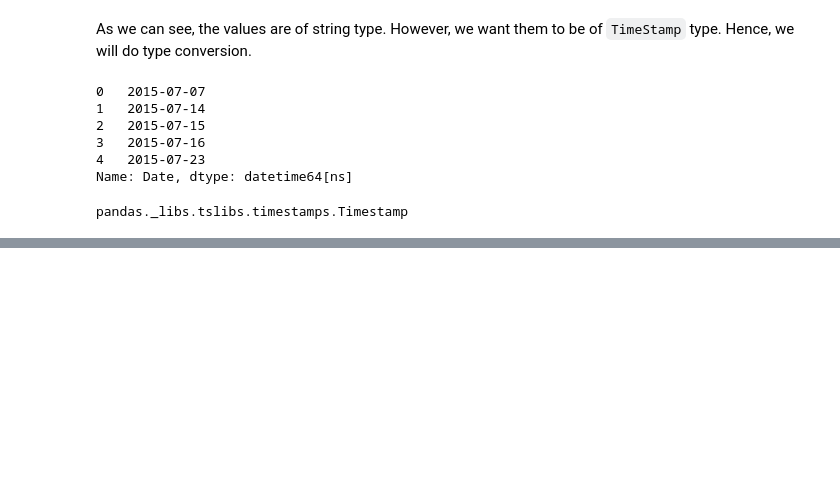
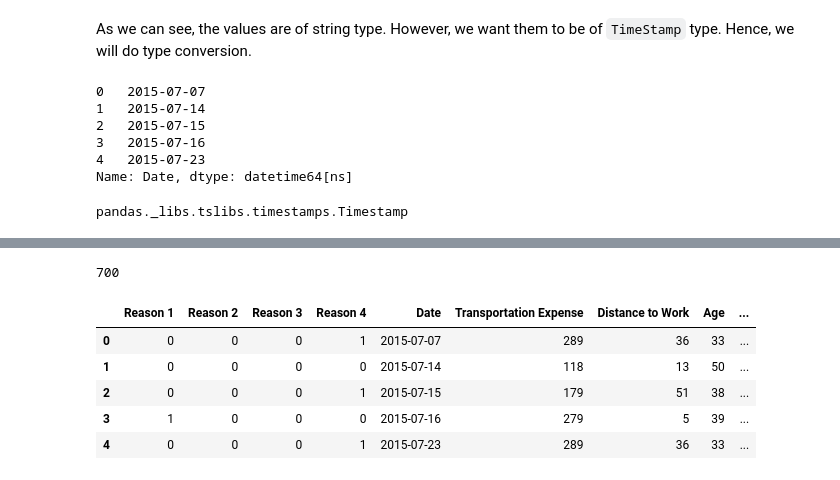
Before and after one commit to Rafsan7238/Data-Science_Udemy, a Jupyter notebook: Exercise/Final Project_Absenteeism/Data Preprocessing/preprocessing.ipynb, the cells around one changed output, grey strips where cells are left out. Cells and saved outputs as stored; diff of their text form; code cells hidden in the pictures; blank space fills up the shorter version.

Commit message:
Extracted month values

```diff
--- a/Exercise/Final Project_Absenteeism/Data Preprocessing/preprocessing.ipynb
+++ b/Exercise/Final Project_Absenteeism/Data Preprocessing/preprocessing.ipynb
@@ -407,0 +412,7 @@ pandas._libs.tslibs.timestamps.Timestamp
+# %%
+# list to append the month values
+months = []
+
+# iterate through all rows and append the month values to the `months` list
+for row in range(df.shape[0]):
+    months.append(df['Date'][row].month)
@@ -407,0 +439,16 @@ pandas._libs.tslibs.timestamps.Timestamp
+# %%
+# check length of the months list to ensure all data is there
+len(months)
+# %% [output]
+700
+# %%
+# append the list to the dataframe
+df['Month Value'] = months
+df.head()
+# %% [output]
+|  | Reason 1 | Reason 2 | Reason 3 | Reason 4 | Date | Transportation Expense | Distance to Work | Age | ... |
+| 0 | 0 | 0 | 0 | 1 | 2015-07-07 | 289 | 36 | 33 | ... |
+| 1 | 0 | 0 | 0 | 0 | 2015-07-14 | 118 | 13 | 50 | ... |
+| 2 | 0 | 0 | 0 | 1 | 2015-07-15 | 179 | 51 | 38 | ... |
+| 3 | 1 | 0 | 0 | 0 | 2015-07-16 | 279 | 5 | 39 | ... |
+| 4 | 0 | 0 | 0 | 1 | 2015-07-23 | 289 | 36 | 33 | ... |
```
Also changed, not shown: parts of 2 cells of this notebook.
